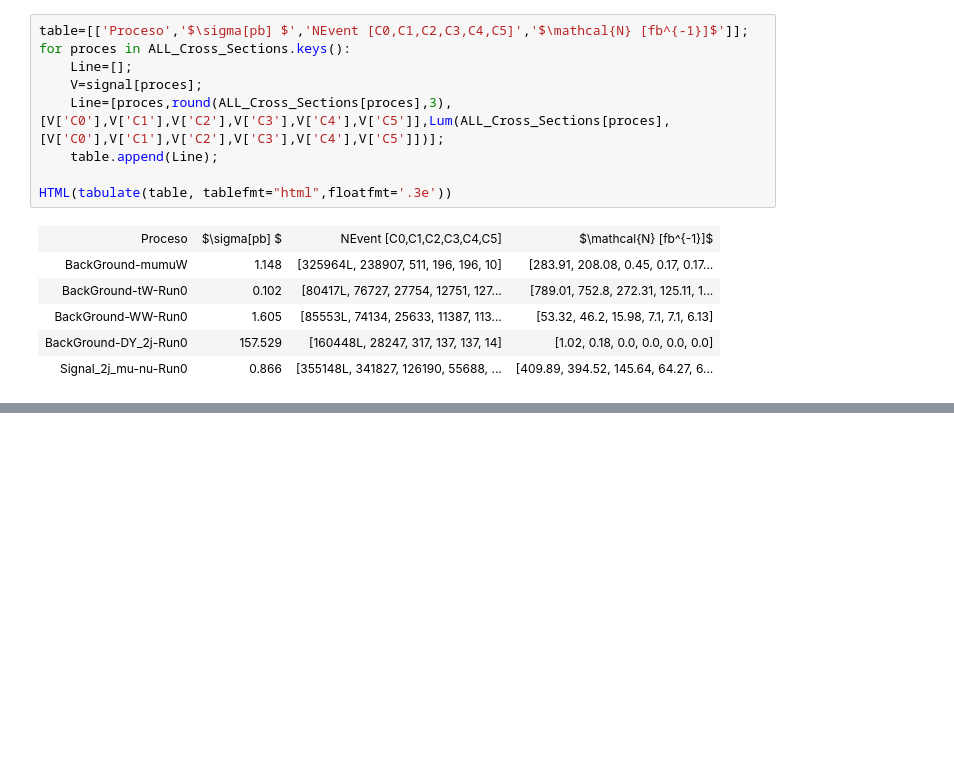
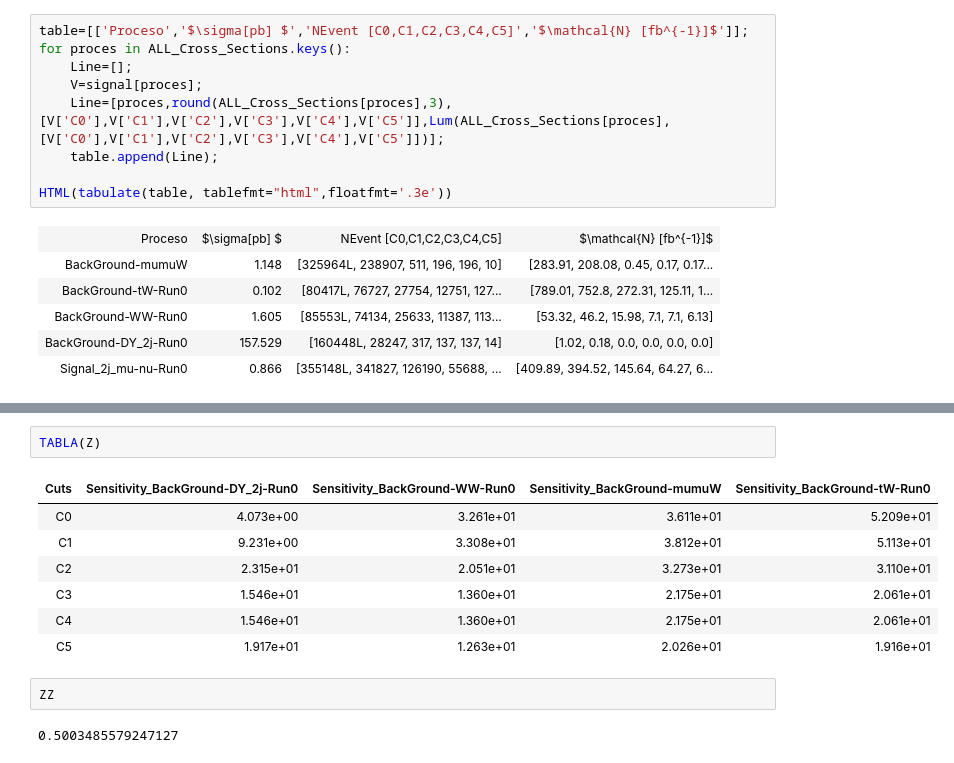
Before and after one commit to casfisica/Analisis_PyRoot, a Jupyter notebook: Analisis_sobre_cortes.ipynb, the cells around one changed output, grey strips where cells are left out. Cells and saved outputs as stored; diff of their text form; blank space fills up the shorter version.

```diff
--- a/Analisis_sobre_cortes.ipynb
+++ b/Analisis_sobre_cortes.ipynb
@@ -300,0 +365,14 @@ HTML(tabulate(table, tablefmt="html",floatfmt='.3e'))
+# %%
+TABLA(Z)
+# %% [output]
+| Cuts | Sensitivity_BackGround-DY_2j-Run0 | Sensitivity_BackGround-WW-Run0 | Sensitivity_BackGround-mumuW | Sensitivity_BackGround-tW-Run0 |
+| C0 | 4.073e+00 | 3.261e+01 | 3.611e+01 | 5.209e+01 |
+| C1 | 9.231e+00 | 3.308e+01 | 3.812e+01 | 5.113e+01 |
+| C2 | 2.315e+01 | 2.051e+01 | 3.273e+01 | 3.110e+01 |
+| C3 | 1.546e+01 | 1.360e+01 | 2.175e+01 | 2.061e+01 |
+| C4 | 1.546e+01 | 1.360e+01 | 2.175e+01 | 2.061e+01 |
+| C5 | 1.917e+01 | 1.263e+01 | 2.026e+01 | 1.916e+01 |
+# %%
+ZZ
+# %% [output]
+0.5003485579247127
```
Also changed, not shown: parts of 11 cells of this notebook.
